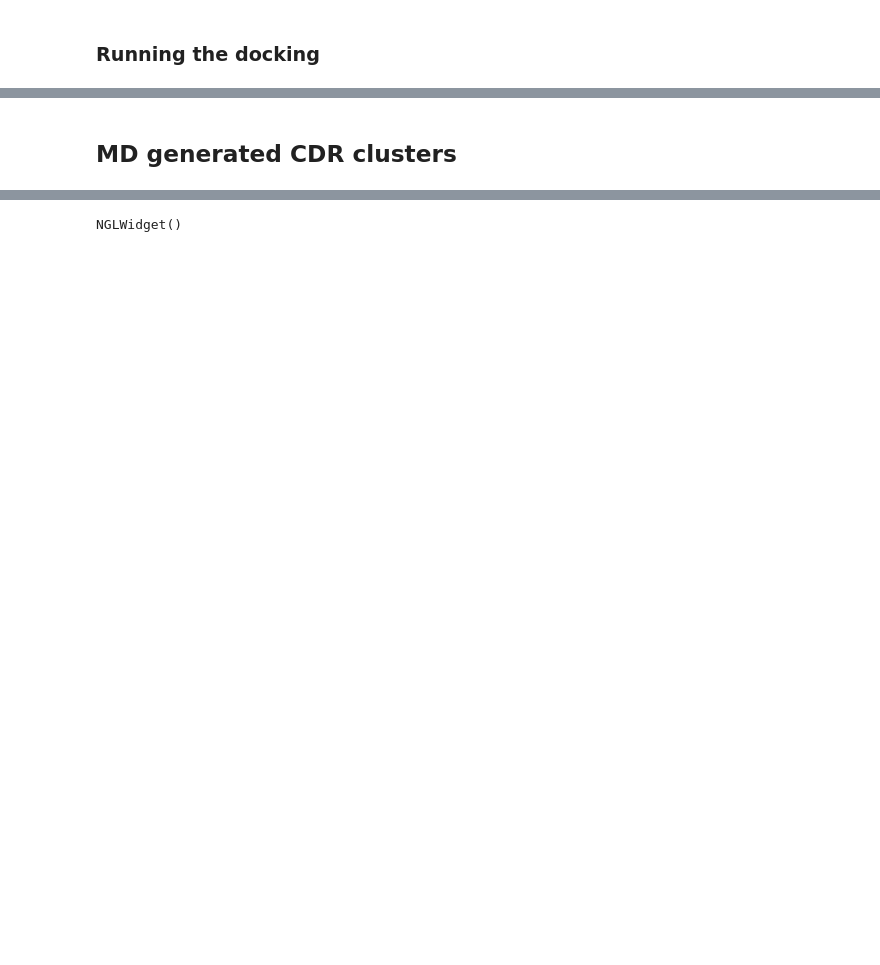
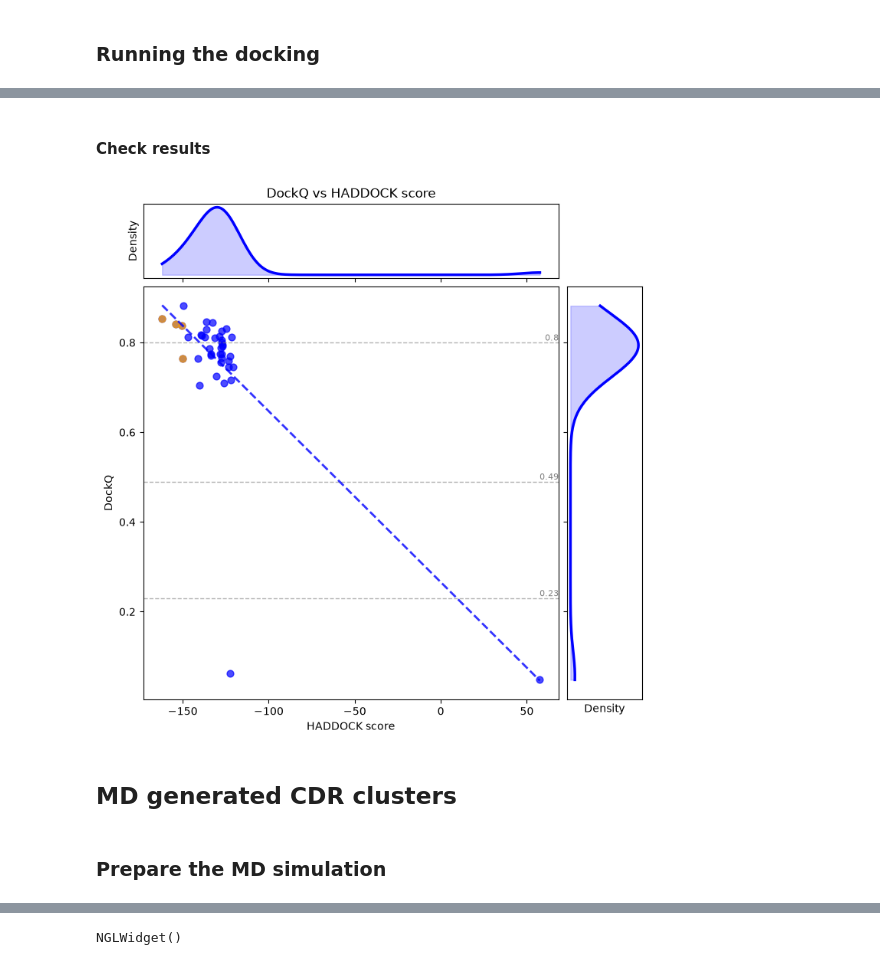
Before and after one commit to RubenChM/biobb_wf_antibody, a Jupyter notebook: biobb_wf_antibody/notebooks/biobb_antibody.ipynb, the cells around one changed output, grey strips where cells are left out. Drawn from its saved outputs; the diff is of its cells as text; code cells hidden in the pictures; blank space fills up the shorter version.

Commit message:
Workflow mostly finished

```diff
--- a/biobb_wf_antibody/notebooks/biobb_antibody.ipynb
+++ b/biobb_wf_antibody/notebooks/biobb_antibody.ipynb
@@ -81,6 +200,25 @@ Downloading **PDB structures** with the **protein molecule** from the RCSB PDB d
 **Building Blocks** used:
  - [Pdb](https://biobb-io.readthedocs.io/en/latest/api.html#module-api.pdb) from **biobb_io.api.pdb**
 ***
+# %%
+# Set the output path for the data files
+out_path = Path('data/')
+
+# List of reference antibody-antigen complexes to be used in the workflow
+RefAbAgs = (
+    # Reference         Antibody   Antigen
+    ("2VXT_HL:I",	   "2VXU_HL", "1J0S_A"),
+    ("2W9E_HL:A",	   "2W9D_HL", "1QM1_A"),
+    ("3EOA_LH:I",	   "3EO9_LH", "3F74_A"),
+    ("3HMX_LH:AB",	   "3HMW_LH", "1F45_AB"),
+    ("3MXW_LH:A",	   "3MXV_LH", "3M1N_A"),
+    ("5VPG_CD:A",	   "3RVT_CD", "3F5V_A"),
+    ("4DN4_LH:M",	   "4DN3_LH", "1DOL_A"),
+    ("4FQI_HL:ABEFCD", "4FQH_HL", "2FK0_ABCDEF"),
+    ("4G6J_HL:A",      "4G5Z_HL", "4I1B_A"),
+    ("4G6M_HL:A" ,     "4G6K_HL", "4I1B_A"),        # This is the same than in the HADDOCK workflow
+    ("4GXU_MN:ABEFCD", "4GXV_HL", "1RUZ_HIJKLM"),
+)
 # %%
 # Downloading desired PDB file
 # Import module
@@ -628,3 +697,10 @@ Starting HADDOCK3 v2025.11.0 on 2026-05-12 12:55:00
+# %% [markdown]
+#### Check results
+# %%
+ax = plot_dockq_vs_score(dock_dir)
+plt.show()
+# %% [output]
+[figure, added]
 # %% [markdown]
 ## MD generated CDR clusters
 # %%
@@ -634,6 +710,8 @@ Starting HADDOCK3 v2025.11.0 on 2026-05-12 12:55:00
 # %%
 MD_dir = out_path / '3_MD'
 MD_dir.mkdir(parents=True, exist_ok=True)
+# %% [markdown]
+### Prepare the MD simulation
 # %% [markdown]
 <a id="fix"></a>
 ***
```
Also changed, not shown: parts of 221 cells of this notebook, 5 other files.
